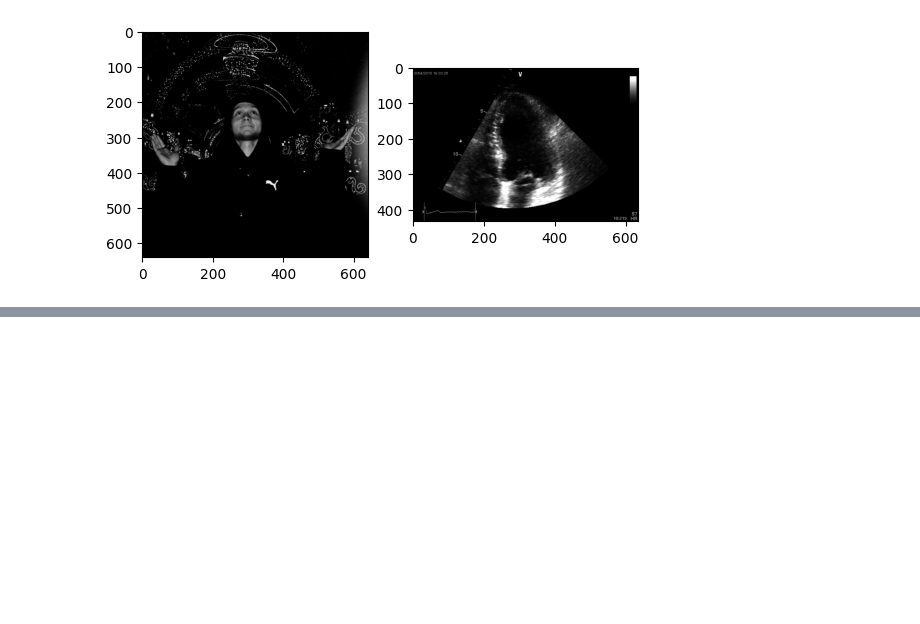
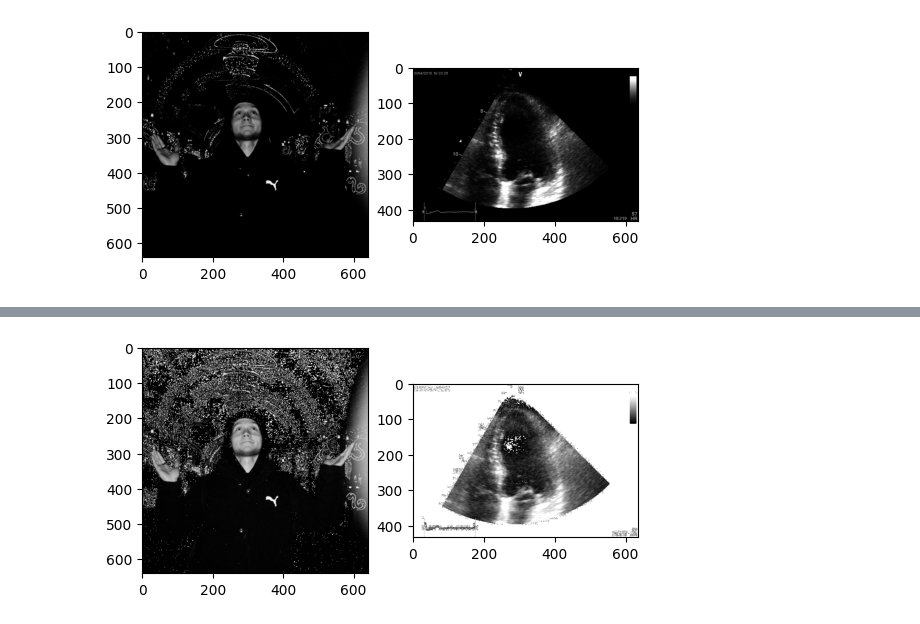
Before and after one commit to GongniR/Mag_2_semester, a Jupyter notebook: ImageProcessing/PW_2/PW_2.ipynb, the cells around one changed output, grey strips where cells are left out. Drawn from its saved outputs; the diff is of its cells as text; code cells hidden in the pictures; blank space fills up the shorter version.

```diff
--- a/ImageProcessing/PW_2/PW_2.ipynb
+++ b/ImageProcessing/PW_2/PW_2.ipynb
@@ -163,0 +195,18 @@ plt.show()
+# %%
+def cut_lvl(pix, r_min, r_max):
+    if (pix >=r_min and pix <= r_max):
+        return 255
+    else:
+        return pix
+# %%
+cut_lvl_vec = np.vectorize(cut_lvl)
+# %%
+images_cut_lvl = [cut_lvl_vec(image,0, 5) for image in images_LAB]
+# %%
+f  = plt.figure()
+for i, image  in enumerate(images_cut_lvl):
+    f.add_subplot(1,2, i+1)
+    plt.imshow(image, cmap='gray')
+plt.show()
+# %% [output]
+[figure, added]
```
Also changed, not shown: parts of 9 cells of this notebook, 5 other files.
